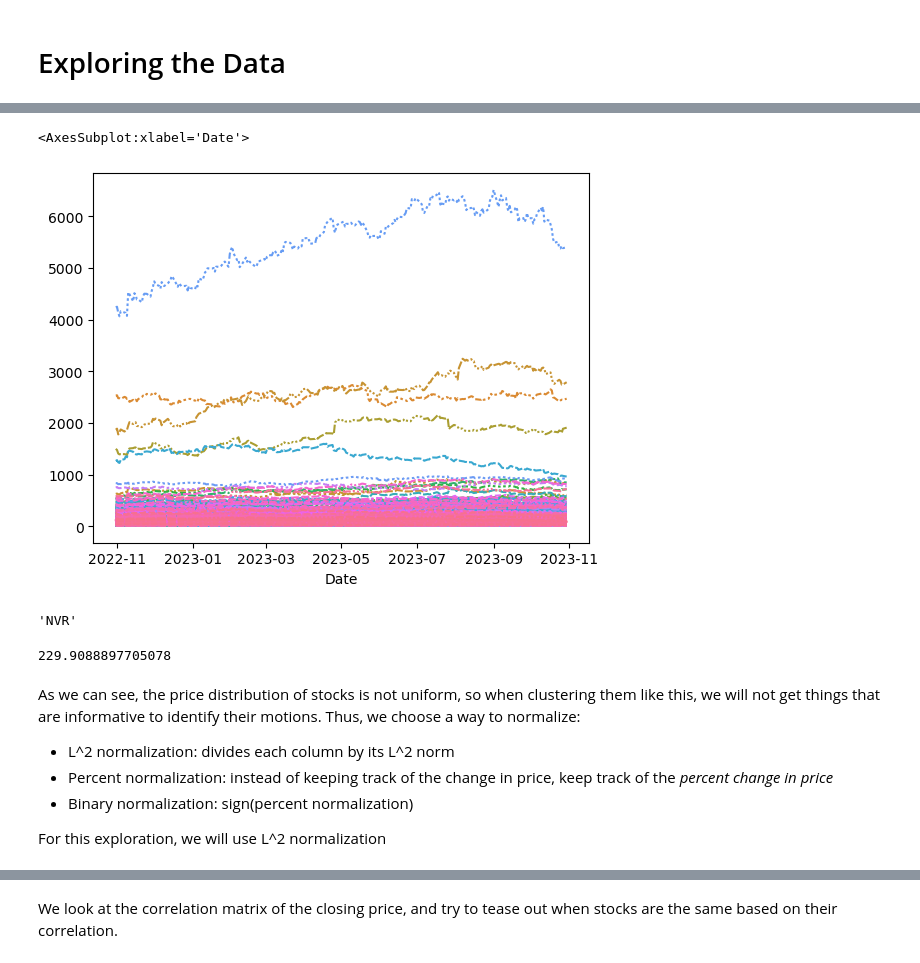
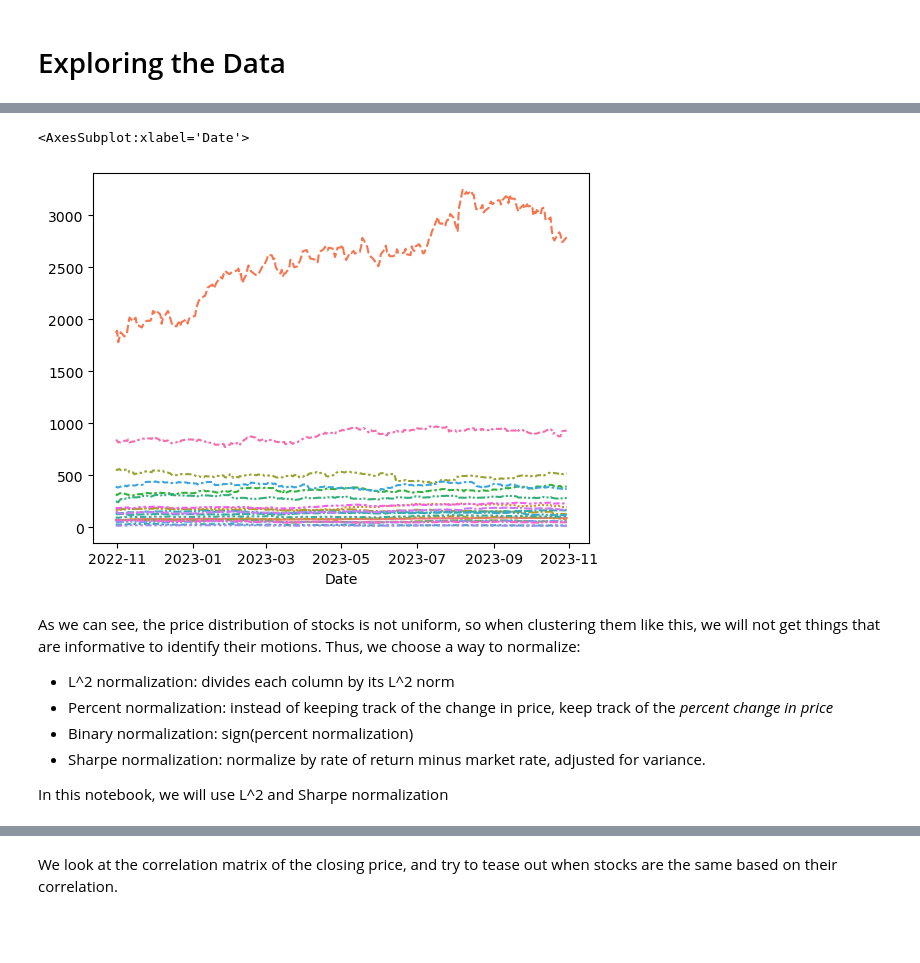
Before and after one commit to AssafBarNatan/SP500-clustering, a Jupyter notebook: EDA.ipynb, the cells around one changed output, grey strips where cells are left out. Saved outputs shown, nothing was run; the diff lists cells and outputs as text; code cells hidden in the pictures; blank space fills up the shorter version.

```diff
--- a/EDA.ipynb
+++ b/EDA.ipynb
@@ -22,21 +22,14 @@ closing_prices.head()
 # %%
-sns.lineplot(data = closing_prices, legend = None)
+# plot some random stocks
+sns.lineplot(data = closing_prices.sample(20, axis = 1), legend = None)
 # %% [output]
 <AxesSubplot:xlabel='Date'>
-[figure, old version]
+[figure, new version]
-# %%
-closing_prices.idxmax(axis=1)[0] # lol what even is this stock?
-# %% [output]
-'NVR'
-# %%
-# Compare this to the stock price of, say, Microsoft
-closing_prices["MSFT"][0]
-# %% [output]
-229.9088897705078
 # %% [markdown]
 As we can see, the price distribution of stocks is not uniform, so when clustering them like this, we will not get things that are informative to identify their motions. Thus, we choose a way to normalize:
 - L^2 normalization: divides each column by its L^2 norm
 - Percent normalization: instead of keeping track of the change in price, keep track of the *percent change in price*
 - Binary normalization: sign(percent normalization)
+- Sharpe normalization: normalize by rate of return minus market rate, adjusted for variance.
 
-For this exploration, we will use L^2 normalization
+In this notebook, we will use L^2 and Sharpe normalization
```
Also changed, not shown: parts of 45 cells of this notebook, 10 other files.
